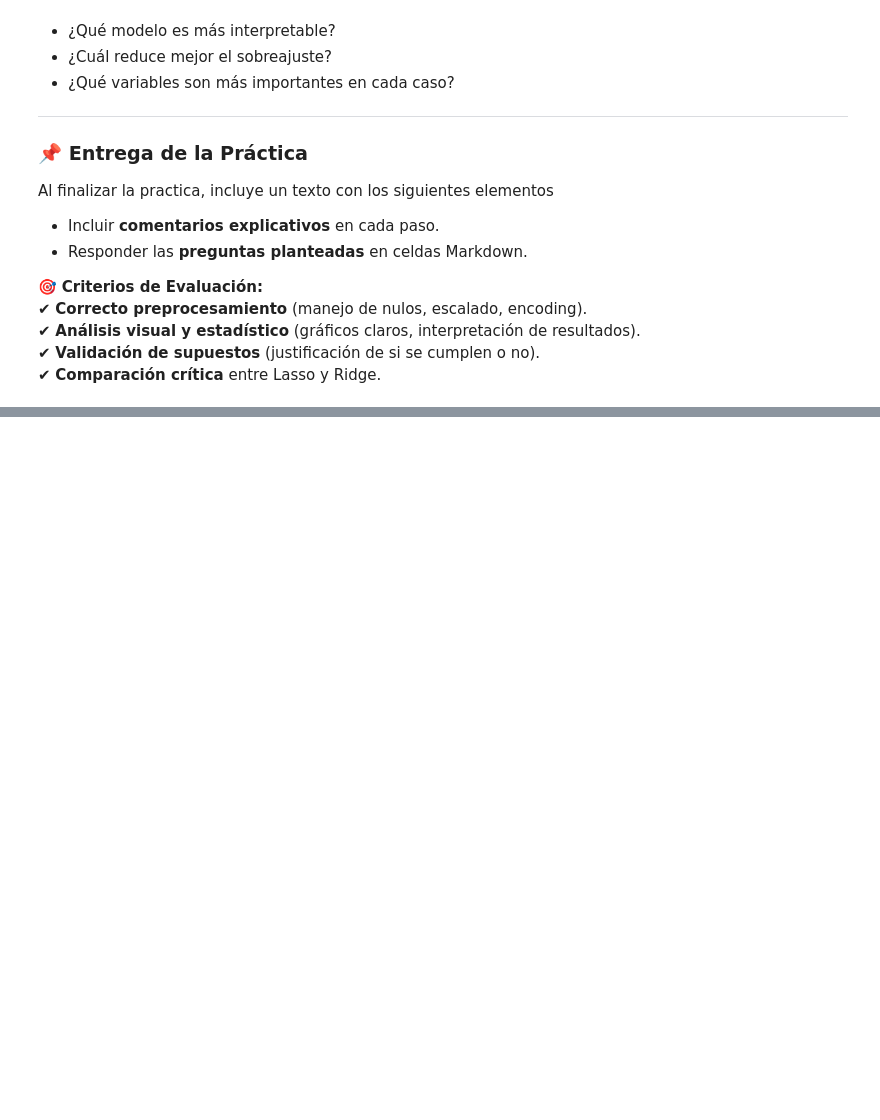
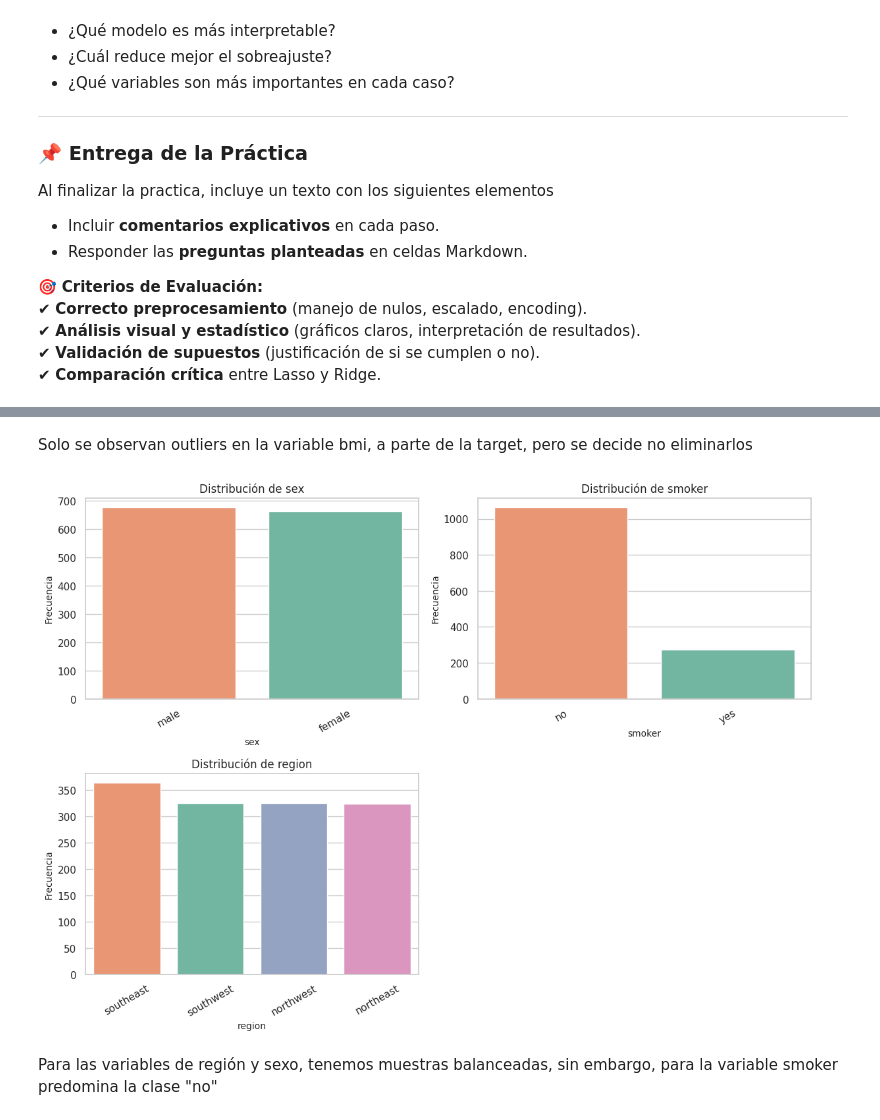
Before and after one commit to GustavoHDLC1/Colab_Files_PADP, a Jupyter notebook: practicasregresionlasso_ridge.ipynb, the cells around one changed output, grey strips where cells are left out. Drawn from its saved outputs; the diff is of its cells as text; code cells hidden in the pictures; blank space fills up the shorter version.

```diff
--- a/practicasregresionlasso_ridge.ipynb
+++ b/practicasregresionlasso_ridge.ipynb
@@ -86,0 +205,21 @@ Mounted at /content/drive
+# %% [markdown]
+Solo se observan outliers en la variable bmi, a parte de la target, pero se decide no eliminarlos
+# %%
+# Crear gráficos de barras
+plt.figure(figsize=(12, 4*3))
+
+for i, col in enumerate(var_cat, 1):
+    plt.subplot(3, 2, i)  # un gráfico por fila
+    sns.countplot(data=df, x=col, hue=col, palette="Set2", order=df[col].value_counts().index)
+
+    plt.title(f'Distribución de {col}', fontsize=12)
+    plt.xlabel(col, fontsize=10)
+    plt.ylabel('Frecuencia', fontsize=10)
+    plt.xticks(rotation=30)  # rotar etiquetas si son largas
+
+plt.tight_layout()
+plt.show()
+# %% [output]
+[figure, added]
+# %% [markdown]
+Para las variables de región y sexo, tenemos muestras balanceadas, sin embargo, para la variable smoker predomina la clase "no"
```
Also changed, not shown: parts of 50 cells of this notebook.
